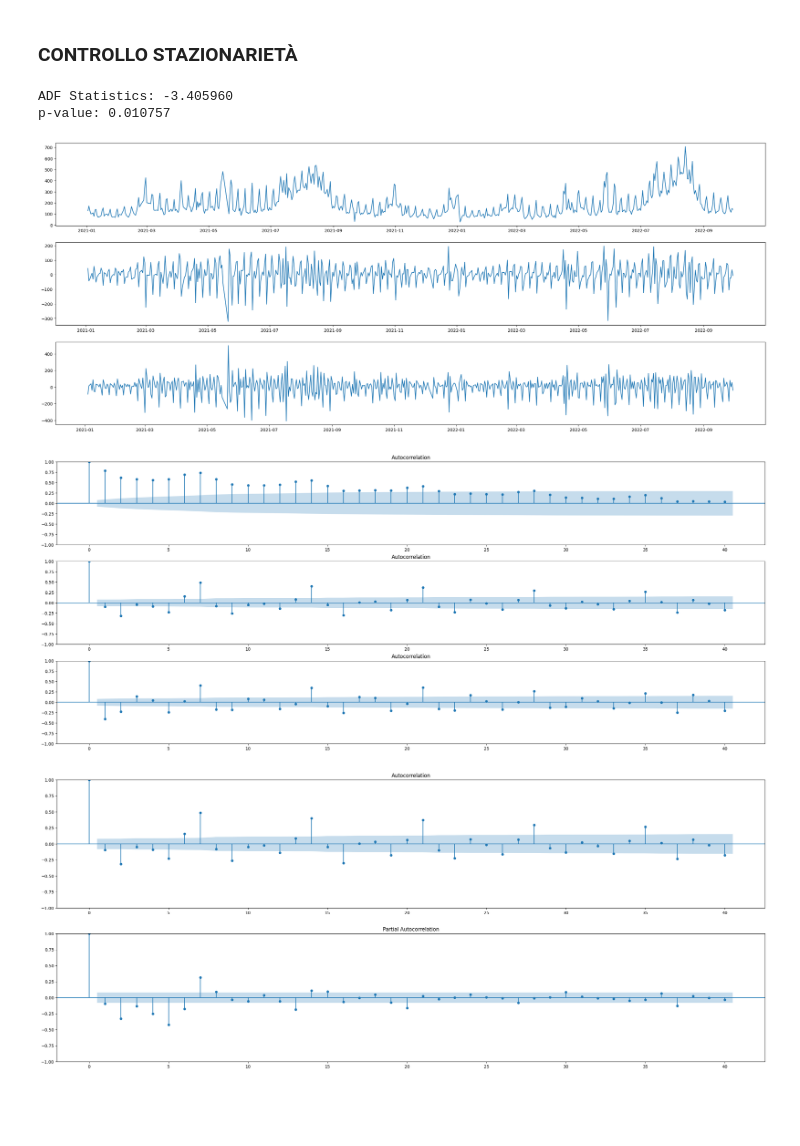
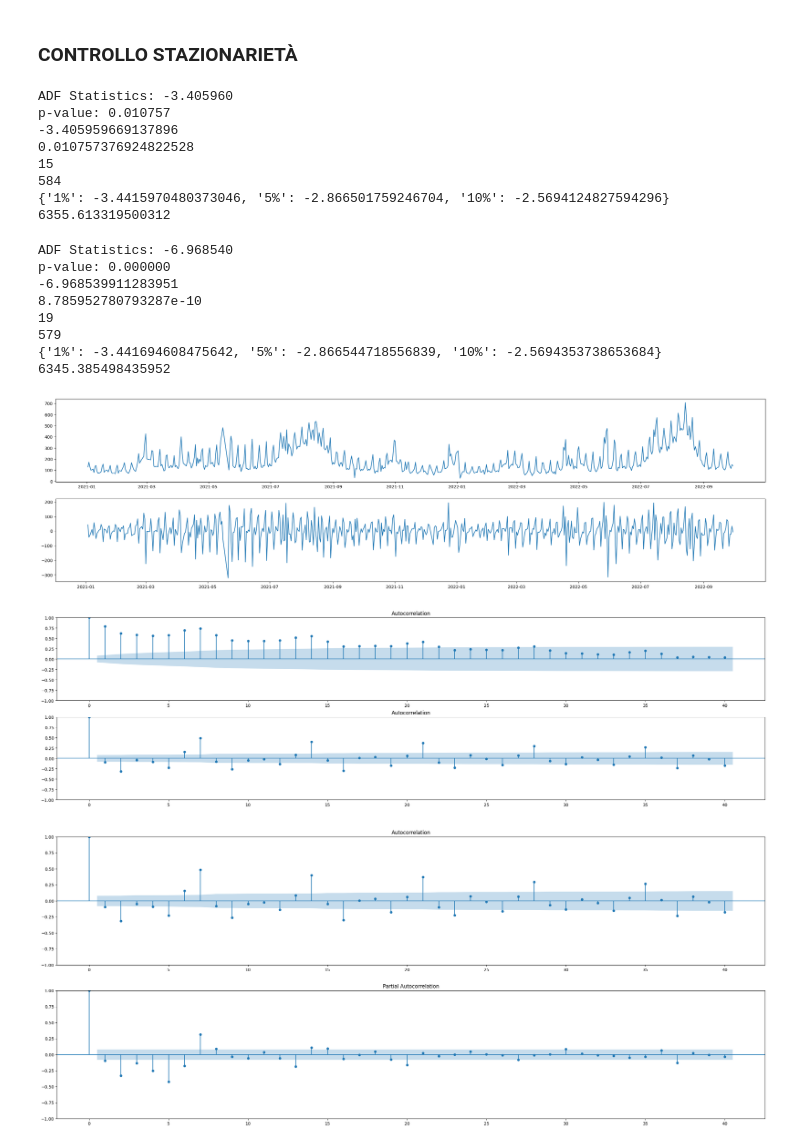
Before and after one commit to davidceka/DataScienceProject, a Jupyter notebook: python/TimeSeries_bakery.ipynb, the cells around one changed output. Drawn from its saved outputs; the diff is of its cells as text; code cells hidden in the pictures; blank space fills up the shorter version.

```diff
--- a/python/TimeSeries_bakery.ipynb
+++ b/python/TimeSeries_bakery.ipynb
@@ -95,24 +95,46 @@ df.describe()
 result = adfuller(df.quantity.dropna())
 print('ADF Statistics: %f' % result[0])
 print('p-value: %f' % result[1])
+for x in result:
+    print(x)
+#quasi stazionario perchè vicino all'1%
 # %% [output]
 ADF Statistics: -3.405960
 p-value: 0.010757
+-3.405959669137896
+0.010757376924822528
+15
+584
+{'1%': -3.4415970480373046, '5%': -2.866501759246704, '10%': -2.5694124827594296}
+6355.613319500312
+# %%
+result = adfuller(df.quantity.diff().dropna())
+print('ADF Statistics: %f' % result[0])
+print('p-value: %f' % result[1])
+for x in result:
+    print(x)
+#stazionario perchè molto minore dell'1%
+# %% [output]
+ADF Statistics: -6.968540
+p-value: 0.000000
+-6.968539911283951
+8.785952780793287e-10
+19
+579
+{'1%': -3.441694608475642, '5%': -2.866544718556839, '10%': -2.5694353738653684}
+6345.385498435952
 # %%
 fig = plt.figure(figsize=(30, 12))
 
 ax1 = fig.add_subplot(3, 1, 1)
 ax1.plot(df.quantity)
 
 ax2 = fig.add_subplot(3, 1, 2)
 ax2.plot(df.quantity.diff().dropna())
 
-ax3 = fig.add_subplot(3, 1, 3)
-ax3.plot(df.quantity.diff().diff().dropna())
-
 plt.show()
 # %% [output]
-[figure, old version]
+[figure, new version]
 # %%
 fig = plt.figure(figsize=(30,12))
 ax1 = fig.add_subplot(3, 1, 1)
@@ -121,9 +143,11 @@ fig = sm.graphics.tsa.plot_acf(df['quantity'][1:], lags=40, ax=ax1)
 ax2 = fig.add_subplot(3, 1, 2)
 fig = sm.graphics.tsa.plot_acf(df['quantity'].diff().dropna()[1:], lags=40, ax=ax2)
 
-ax3 = fig.add_subplot(3, 1, 3)
-fig = sm.graphics.tsa.plot_acf(df['quantity'].diff().diff().dropna()[1:], lags=40, ax=ax3)
+#singolo oggetto con i 40 precedenti (lags)
+#? valore di lags? chiedere a marchetti
+
+
 
 plt.show()
 # %% [output]
-[figure, old version]
+[figure, new version]
```
Also changed, not shown: parts of 11 cells of this notebook, 5 other files.
